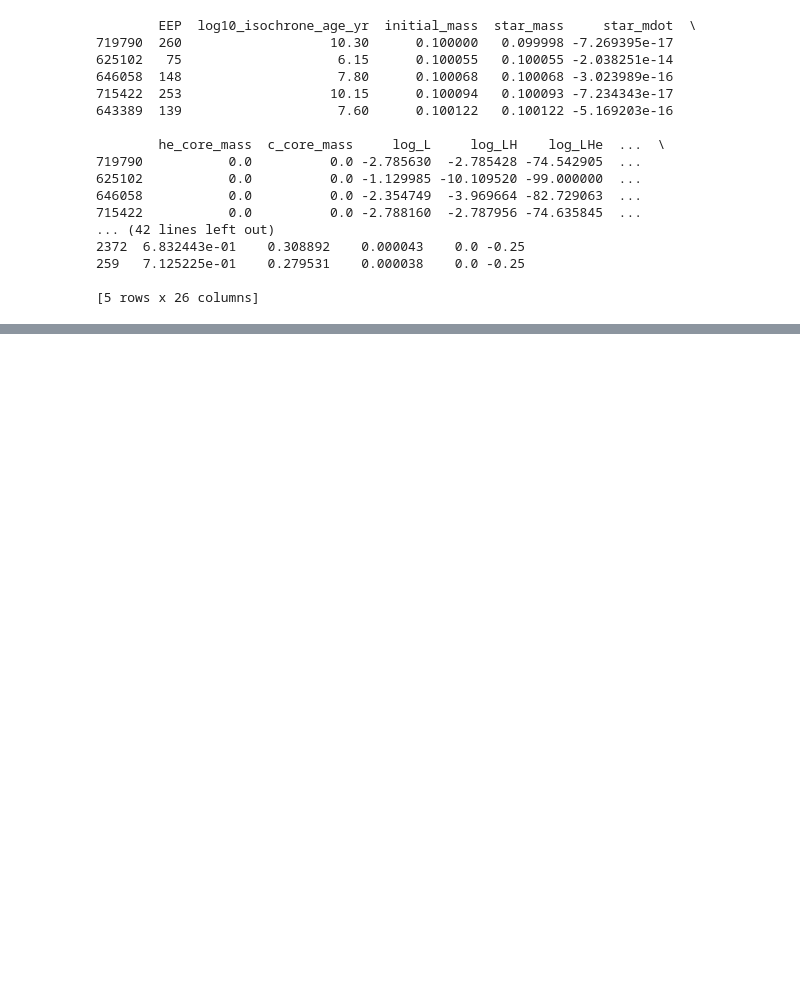
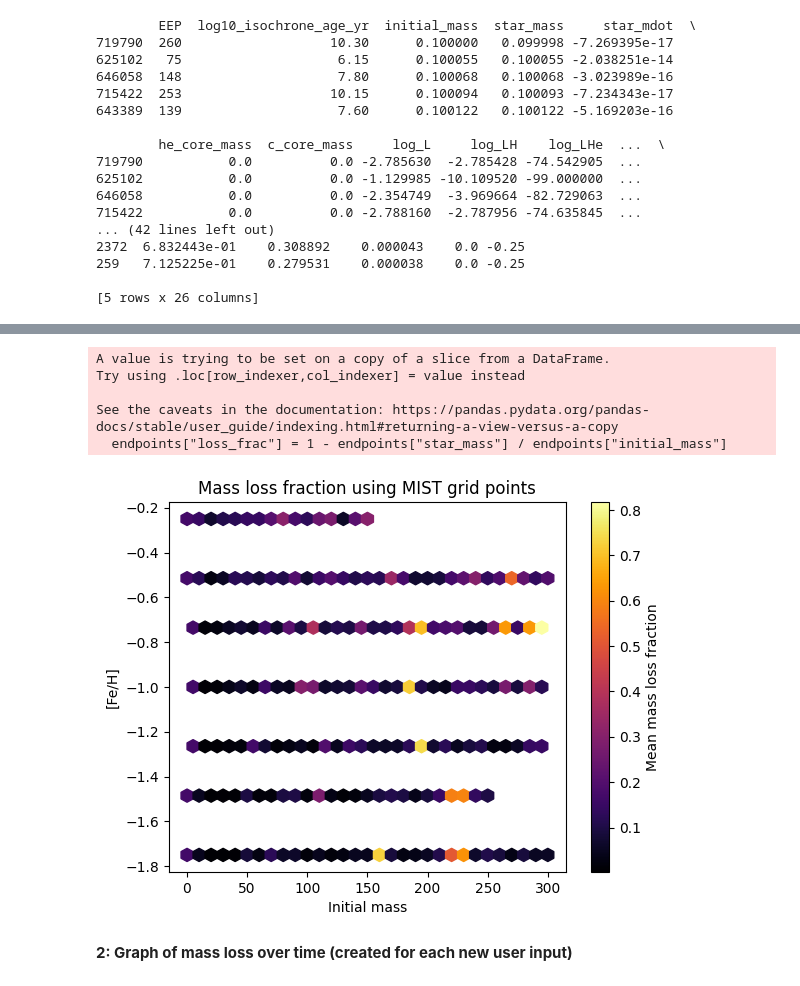
Before and after one commit to s4rayu/final_project, a Jupyter notebook: massloss.ipynb, the cells around one changed output, grey strips where cells are left out. Cells and saved outputs as stored; diff of their text form; code cells hidden in the pictures; blank space fills up the shorter version.

Commit message:
funny looking mass loss visualizations

```diff
--- a/massloss.ipynb
+++ b/massloss.ipynb
@@ -128,0 +138,18 @@ final_m = get_effective_mass(endpoints, FeH = -0.25, initial_mass=6)
+# %%
+#this is a one-time graph, the same one will show up for every user input
+endpoints["loss_frac"] = 1 - endpoints["star_mass"] / endpoints["initial_mass"]
+plt.hexbin(endpoints["initial_mass"], endpoints["FeH"], C=endpoints["loss_frac"], gridsize=30, reduce_C_function=np.mean, cmap="inferno")
+plt.colorbar(label="Mean mass loss fraction")
+plt.xlabel("Initial mass")
+plt.ylabel("[Fe/H]")
+plt.title("Mass loss fraction using MIST grid points")
+plt.show()
+# %% [output]
+A value is trying to be set on a copy of a slice from a DataFrame.
+Try using .loc[row_indexer,col_indexer] = value instead
+
+See the caveats in the documentation: https://pandas.pydata.org/pandas-docs/stable/user_guide/indexing.html#returning-a-view-versus-a-copy
+  endpoints["loss_frac"] = 1 - endpoints["star_mass"] / endpoints["initial_mass"]
+[figure, added]
+# %% [markdown]
+**2: Graph of mass loss over time (created for each new user input)**
```
Also changed, not shown: parts of 8 cells of this notebook.
